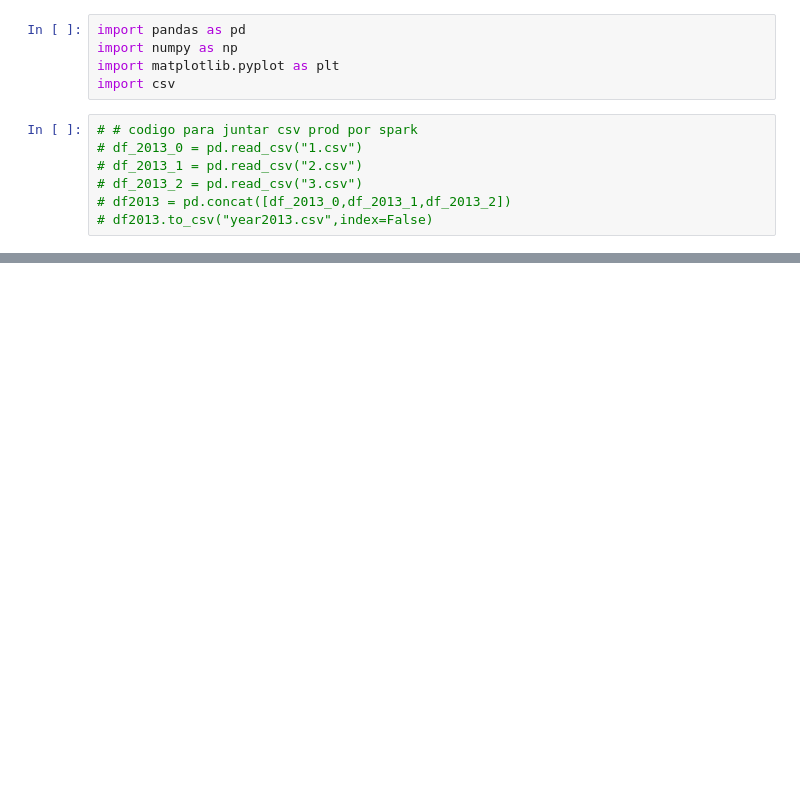
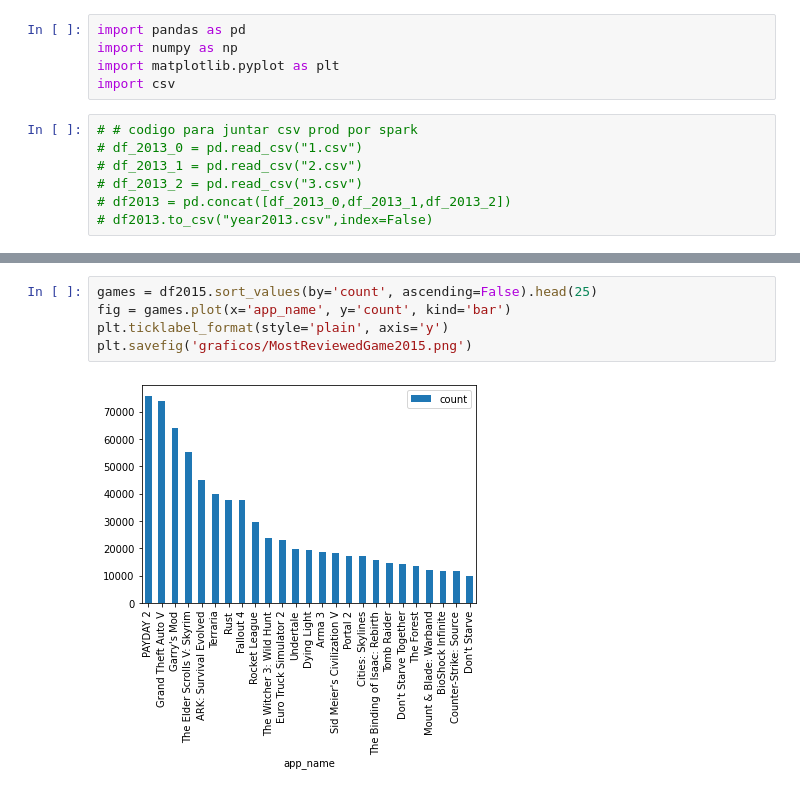
Before and after one commit to danicobos01/danicobos01.github.io, a Jupyter notebook: Notebooks/YearDifference.ipynb, the cells around one changed output, grey strips where cells are left out. Drawn from its saved outputs; the diff is of its cells as text; blank space fills up the shorter version.

```diff
--- a/Notebooks/YearDifference.ipynb
+++ b/Notebooks/YearDifference.ipynb
@@ -34,0 +53,7 @@ plt.plot(reviews_per_year)
+# %%
+games = df2015.sort_values(by='count', ascending=False).head(25)
+fig = games.plot(x='app_name', y='count', kind='bar')
+plt.ticklabel_format(style='plain', axis='y')
+plt.savefig('graficos/MostReviewedGame2015.png')
+# %% [output]
+[figure, added]
```
Also changed, not shown: parts of 13 cells of this notebook, 10 other files.
